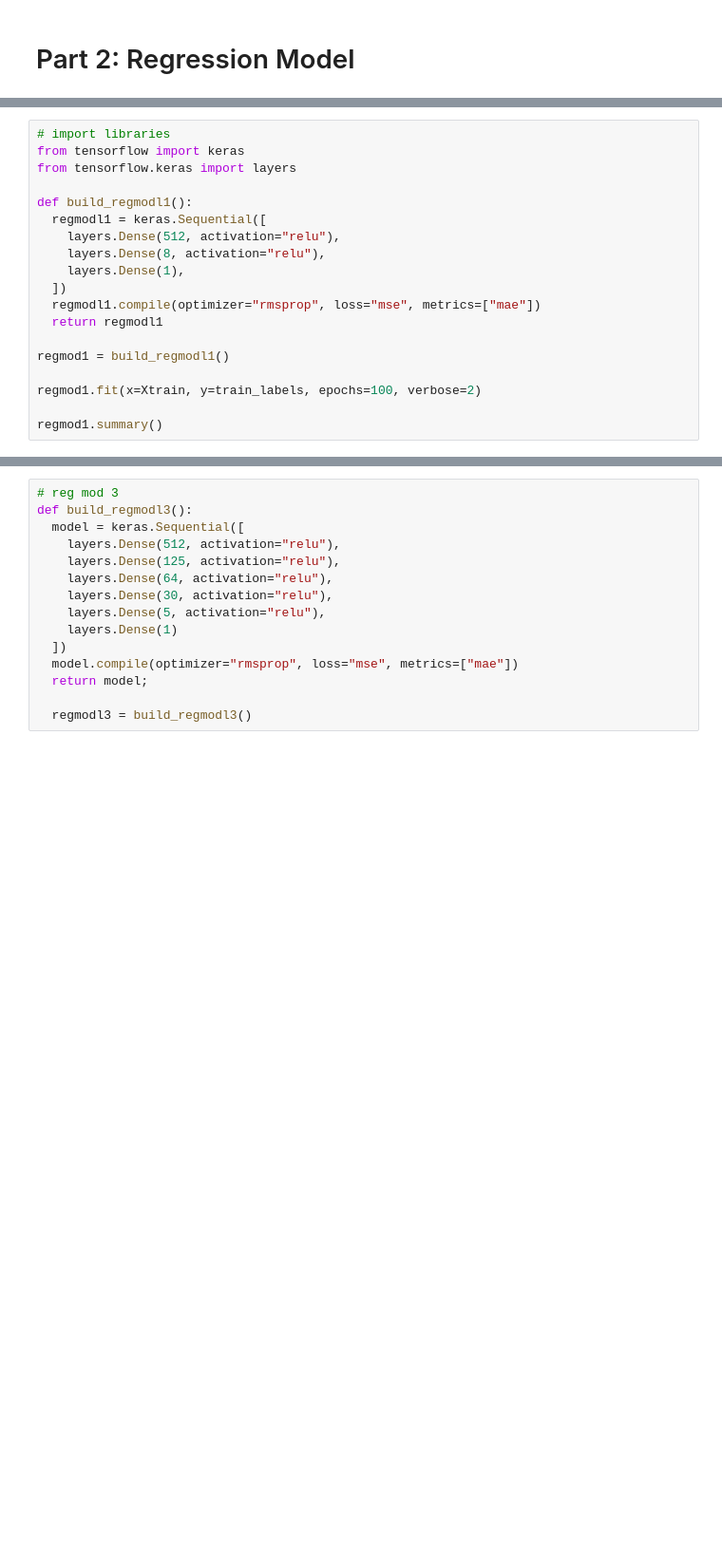
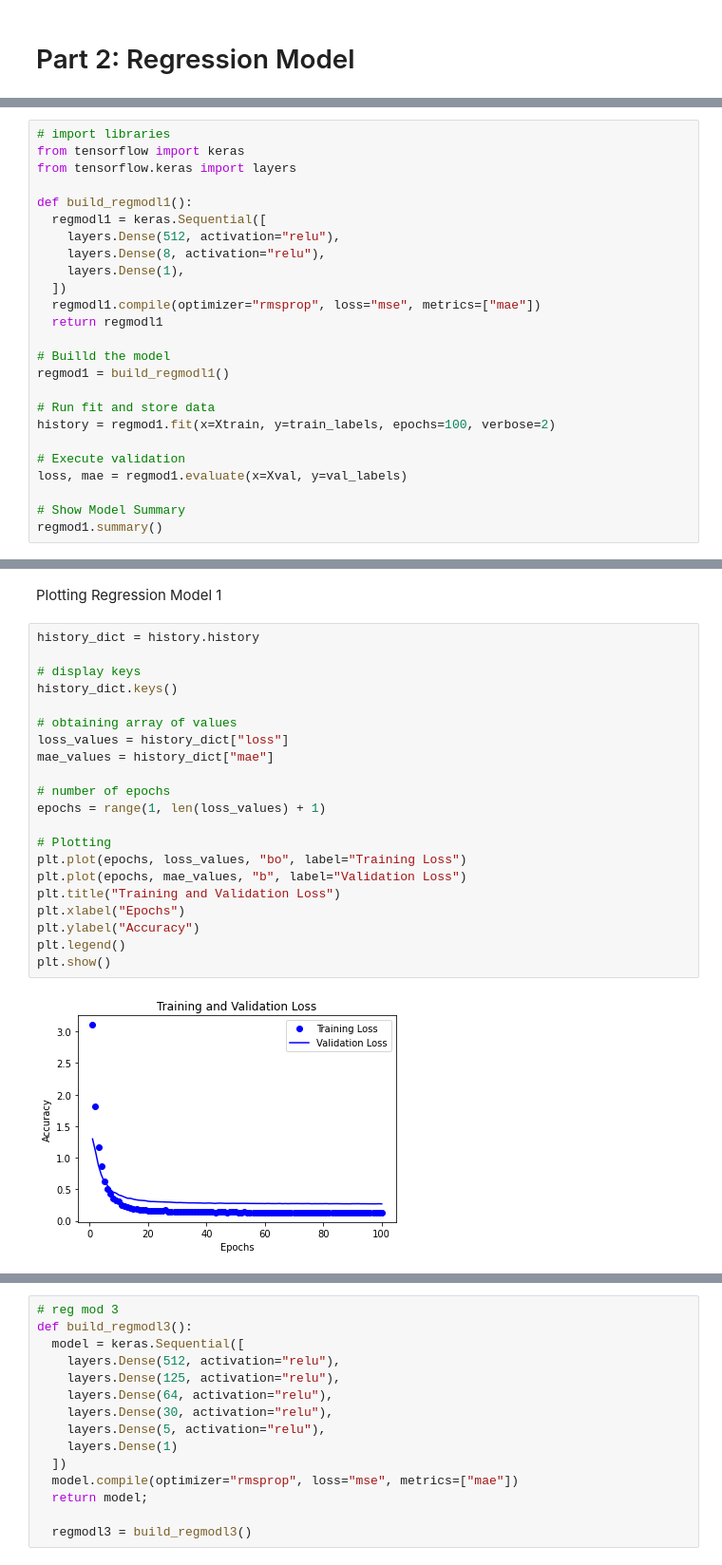
Before and after one commit to powerSeries/NN-projects, a Jupyter notebook: project_1.ipynb, the cells around one changed output, grey strips where cells are left out. Shown: that part at 95% size. Saved outputs shown, nothing was run; the diff lists cells and outputs as text; blank space fills up the shorter version.

Commit message:
added plotting

```diff
--- a/project_1.ipynb
+++ b/project_1.ipynb
@@ -189,10 +191,16 @@ def build_regmodl1():
   regmodl1.compile(optimizer="rmsprop", loss="mse", metrics=["mae"])
   return regmodl1
 
+# Builld the model
 regmod1 = build_regmodl1()
 
-regmod1.fit(x=Xtrain, y=train_labels, epochs=100, verbose=2)
+# Run fit and store data
+history = regmod1.fit(x=Xtrain, y=train_labels, epochs=100, verbose=2)
 
+# Execute validation
+loss, mae = regmod1.evaluate(x=Xval, y=val_labels)
+
+# Show Model Summary
 regmod1.summary()
 # %% [output]
 Epoch 1/100
@@ -212,3 +220,28 @@ Total params: 10,769
 Trainable params: 10,769
 Non-trainable params: 0
 _________________________________________________________________
+# %% [markdown]
+Plotting Regression Model 1
+# %%
+history_dict = history.history
+
+# display keys
+history_dict.keys()
+
+# obtaining array of values
+loss_values = history_dict["loss"]
+mae_values = history_dict["mae"]
+
+# number of epochs
+epochs = range(1, len(loss_values) + 1)
+
+# Plotting
+plt.plot(epochs, loss_values, "bo", label="Training Loss")
+plt.plot(epochs, mae_values, "b", label="Validation Loss")
+plt.title("Training and Validation Loss")
+plt.xlabel("Epochs")
+plt.ylabel("Accuracy")
+plt.legend()
+plt.show()
+# %% [output]
+[figure, added]
```
Also changed, not shown: parts of 6 cells of this notebook.
